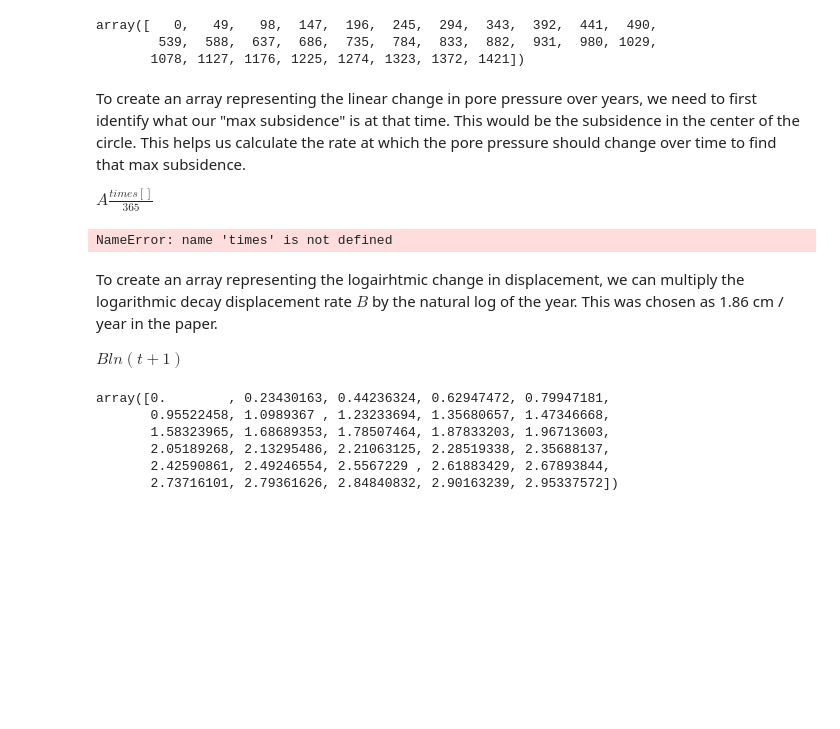
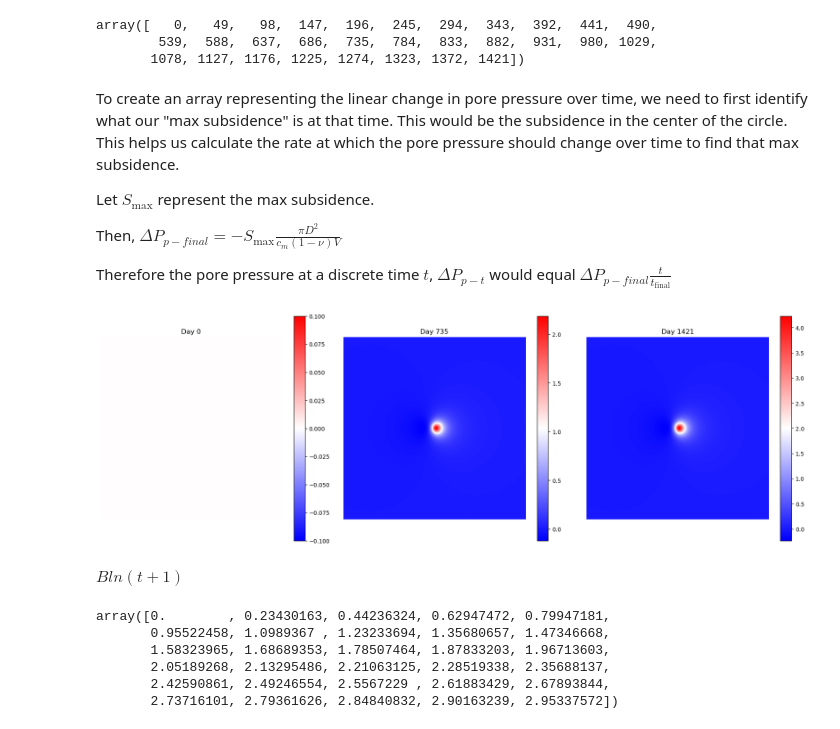
Before and after one commit to Mannvika/KyodaiNaturalResourceLab, a Jupyter notebook: InSARNoise.ipynb, the cells around one changed output. Cells and saved outputs as stored; diff of their text form; code cells hidden in the pictures; blank space fills up the shorter version.

Commit message:
Finished linear subsidence data generation

```diff
--- a/InSARNoise.ipynb
+++ b/InSARNoise.ipynb
@@ -154,20 +154,42 @@ array([   0,   49,   98,  147,  196,  245,  294,  343,  392,  441,  490,
         539,  588,  637,  686,  735,  784,  833,  882,  931,  980, 1029,
        1078, 1127, 1176, 1225, 1274, 1323, 1372, 1421])
 # %% [markdown]
-To create an array representing the linear change in pore pressure over years, we need to first identify what our "max subsidence" is at that time. This would be the subsidence in the center of the circle. This helps us calculate the rate at which the pore pressure should change over time to find that max subsidence.
+To create an array representing the linear change in pore pressure over time, we need to first identify what our "max subsidence" is at that time. This would be the subsidence in the center of the circle. This helps us calculate the rate at which the pore pressure should change over time to find that max subsidence.
 
-$A \frac{times[]}{365}$
+Let $S_{\text{max}}$ represent the max subsidence.
+
+Then, $\Delta{P_{p-final}} = -S_{\text{max}} \frac{\pi D^2}{c_m (1 - \nu) V}$
+
+Therefore the pore pressure at a discrete time $t$, $\Delta P_{p-t}$ would equal $\Delta{P_{p-final}} \frac{t}{t_{\text{final}}}$
 # %%
-def linear_displacement(times, A=0.75):
-    return A * (times / 365)
+def generate_linear_timeseries(times, S_max=5.0, D=50, nu=0.25, cm=1.0, V=1.0):
+    delta_P_final = -S_max * ((np.pi * D**2) / (cm * (1 - nu) * V))
 
-lin = linear_displacement(times)
-lin
+    time_series = [
+        generate_subsidence(size, delta_P=delta_P_final * (t / times[-1]))
+        for t in times
+    ]
+    return time_series
+
+linear_data = generate_linear_timeseries(times)
-# %% [output]
-NameError: name 'times' is not defined
+# %%
+plot_indices = [0, len(linear_data) // 2, len(linear_data) - 1]
+num_plots = len(plot_indices)
+
+fig, axes = plt.subplots(1, num_plots, figsize=(6 * num_plots, 6))
+
+for i, idx in enumerate(plot_indices):
+    ax = axes[i] if num_plots > 1 else axes
+    im = ax.imshow(linear_data[idx], cmap='bwr')
+    fig.colorbar(im, ax=ax)
+    ax.axis('off')
+    ax.set_title(f"Day {int(times[idx])}")
+
+plt.tight_layout()
+plt.show()
+# %% [output]
+[figure, added]
 # %% [markdown]
-To create an array representing the logairhtmic change in displacement, we can multiply the logarithmic decay displacement rate $B$ by the natural log of the year. This was chosen as 1.86 cm / year in the paper.
-
 $B ln(t + 1)$
 # %%
 def log_displacement(times, B=1.86):
```
